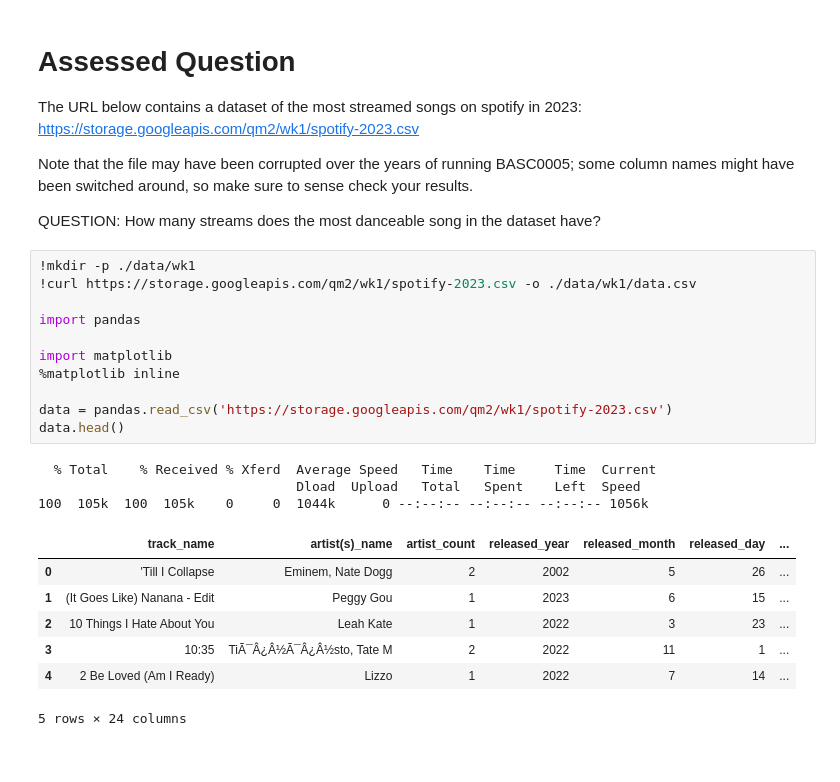
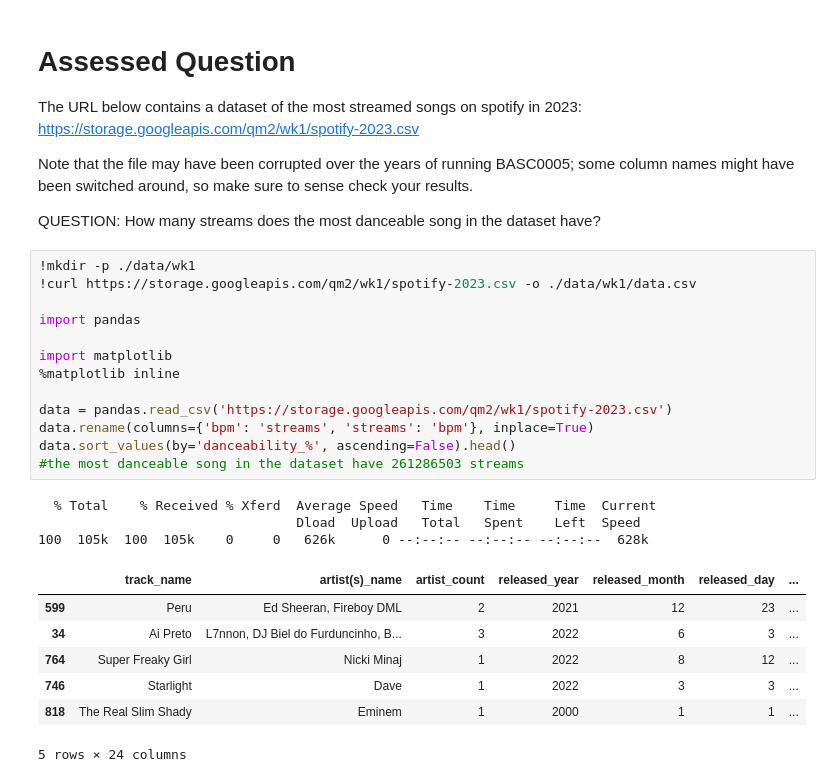
Before and after one commit to r1leyyy/QM2, a Jupyter notebook: W1_Python_Recap.ipynb, the cells around one changed output. Cells and saved outputs as stored; diff of their text form.

```diff
--- a/W1_Python_Recap.ipynb
+++ b/W1_Python_Recap.ipynb
@@ -256,22 +256,24 @@ QUESTION: How many streams does the most danceable song in the dataset have?
 # %%
 !mkdir -p ./data/wk1
 !curl https://storage.googleapis.com/qm2/wk1/spotify-2023.csv -o ./data/wk1/data.csv
 
 import pandas
 
 import matplotlib
 %matplotlib inline
 
 data = pandas.read_csv('https://storage.googleapis.com/qm2/wk1/spotify-2023.csv')
-data.head()
+data.rename(columns={'bpm': 'streams', 'streams': 'bpm'}, inplace=True)
+data.sort_values(by='danceability_%', ascending=False).head()
+#the most danceable song in the dataset have 261286503 streams
 # %% [output]
   % Total    % Received % Xferd  Average Speed   Time    Time     Time  Current
                                  Dload  Upload   Total   Spent    Left  Speed
-100  105k  100  105k    0     0  1044k      0 --:--:-- --:--:-- --:--:-- 1056k
+100  105k  100  105k    0     0   626k      0 --:--:-- --:--:-- --:--:--  628k
 |  | track_name | artist(s)_name | artist_count | released_year | released_month | released_day | ... |
-| 0 | 'Till I Collapse | Eminem, Nate Dogg | 2 | 2002 | 5 | 26 | ... |
-| 1 | (It Goes Like) Nanana - Edit | Peggy Gou | 1 | 2023 | 6 | 15 | ... |
-| 2 | 10 Things I Hate About You | Leah Kate | 1 | 2022 | 3 | 23 | ... |
-| 3 | 10:35 | TiÃ¯Â¿Â½Ã¯Â¿Â½sto, Tate M | 2 | 2022 | 11 | 1 | ... |
-| 4 | 2 Be Loved (Am I Ready) | Lizzo | 1 | 2022 | 7 | 14 | ... |
+| 599 | Peru | Ed Sheeran, Fireboy DML | 2 | 2021 | 12 | 23 | ... |
+| 34 | Ai Preto | L7nnon, DJ Biel do Furduncinho, B... | 3 | 2022 | 6 | 3 | ... |
+| 764 | Super Freaky Girl | Nicki Minaj | 1 | 2022 | 8 | 12 | ... |
+| 746 | Starlight | Dave | 1 | 2022 | 3 | 3 | ... |
+| 818 | The Real Slim Shady | Eminem | 1 | 2000 | 1 | 1 | ... |
 5 rows × 24 columns
```
